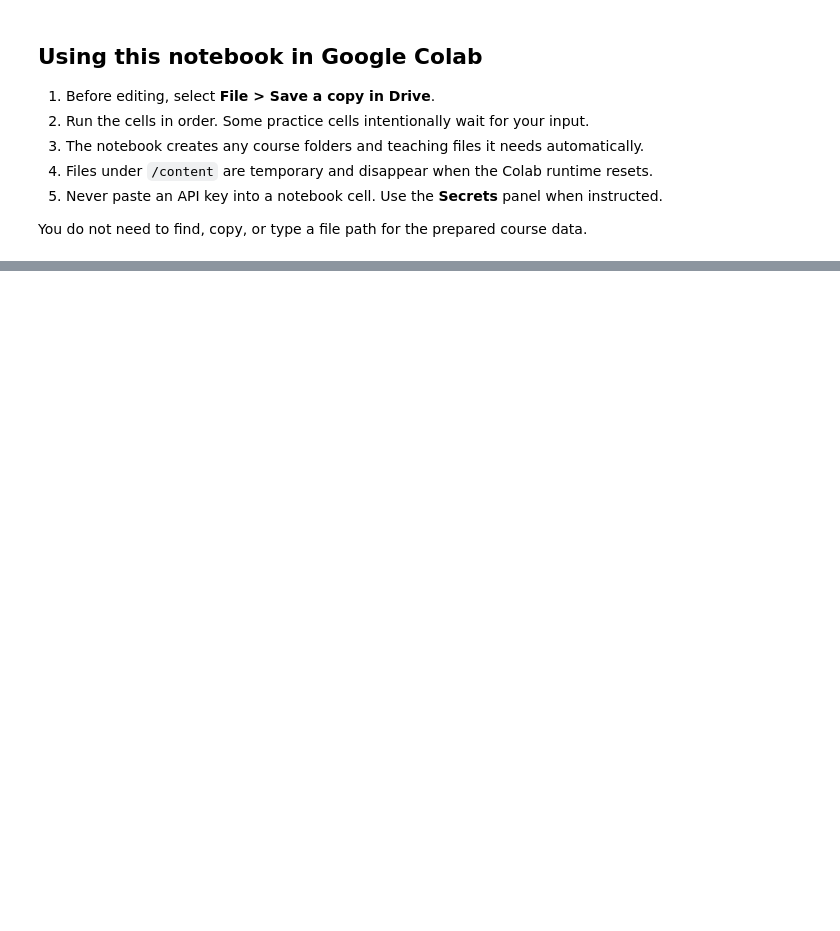
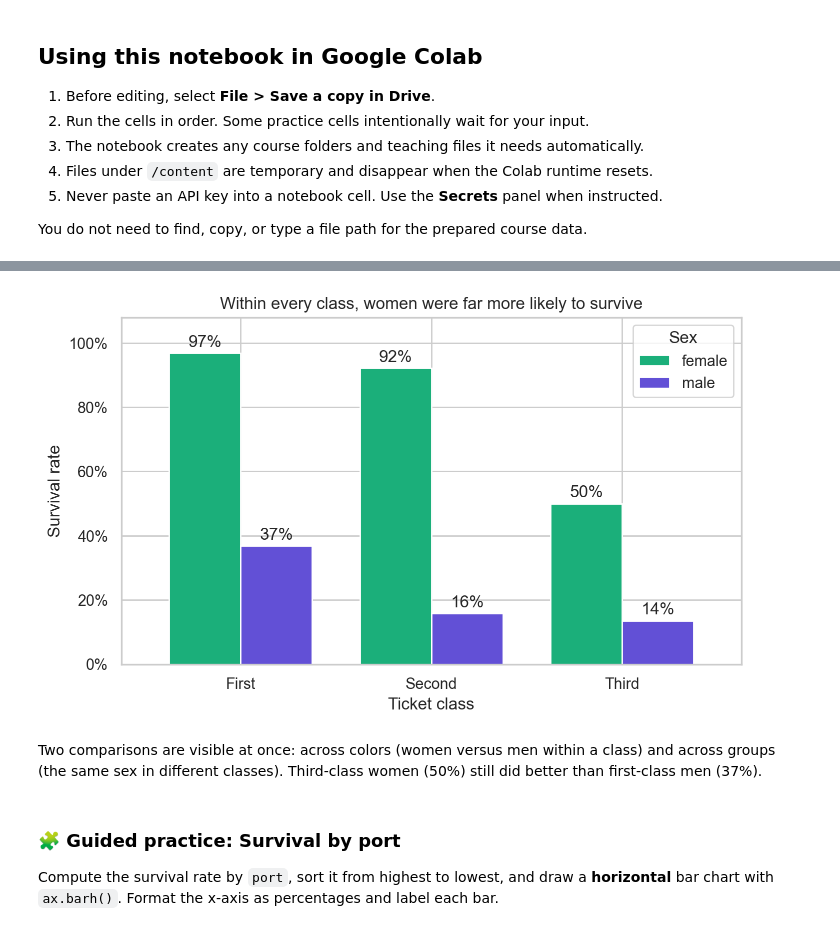
Before and after one commit to harshvardhaniimi/isa383-google-colab, a Jupyter notebook: 12_Data_Visualization.ipynb, the cells around one changed output, grey strips where cells are left out. Cells and saved outputs as stored; diff of their text form; code cells hidden in the pictures; blank space fills up the shorter version.

```diff
--- a/12_Data_Visualization.ipynb
+++ b/12_Data_Visualization.ipynb
@@ -400,0 +244,4 @@ Create a table containing the three hottest and three coldest days. Visualize th
+# %%
+# A wide table (one column per sex) is exactly what pandas needs for grouped bars.
+rate_class_sex = titanic.pivot_table(values="Survived", index="class_name", columns="Sex", aggfunc="mean")
+rate_class_sex.round(3)
@@ -400,0 +254,24 @@ Create a table containing the three hottest and three coldest days. Visualize th
+# %%
+fig, ax = plt.subplots(figsize=(8, 4.5))
+rate_class_sex.plot(kind="bar", ax=ax, color=[SEX_COLORS["female"], SEX_COLORS["male"]], rot=0, width=0.75)
+
+for container in ax.containers:
+    ax.bar_label(container, fmt="{:.0%}", padding=2)
+
+ax.yaxis.set_major_formatter(PercentFormatter(1.0))
+ax.set_ylim(0, 1.08)
+ax.set_title("Within every class, women were far more likely to survive")
+ax.set_xlabel("Ticket class")
+ax.set_ylabel("Survival rate")
+ax.legend(title="Sex")
+plt.show()
+# %% [output]
+[figure, added]
+# %% [markdown]
+Two comparisons are visible at once: across colors (women versus men within a class) and across groups (the same sex in different classes).
+Third-class women (50%) still did better than first-class men (37%).
+# %% [markdown]
+### 🧩 Guided practice: Survival by port
+
+Compute the survival rate by `port`, sort it from highest to lowest, and draw a **horizontal** bar chart with `ax.barh()`.
+Format the x-axis as percentages and label each bar.
```
Also changed, not shown: parts of 134 cells of this notebook, 11 other files.
